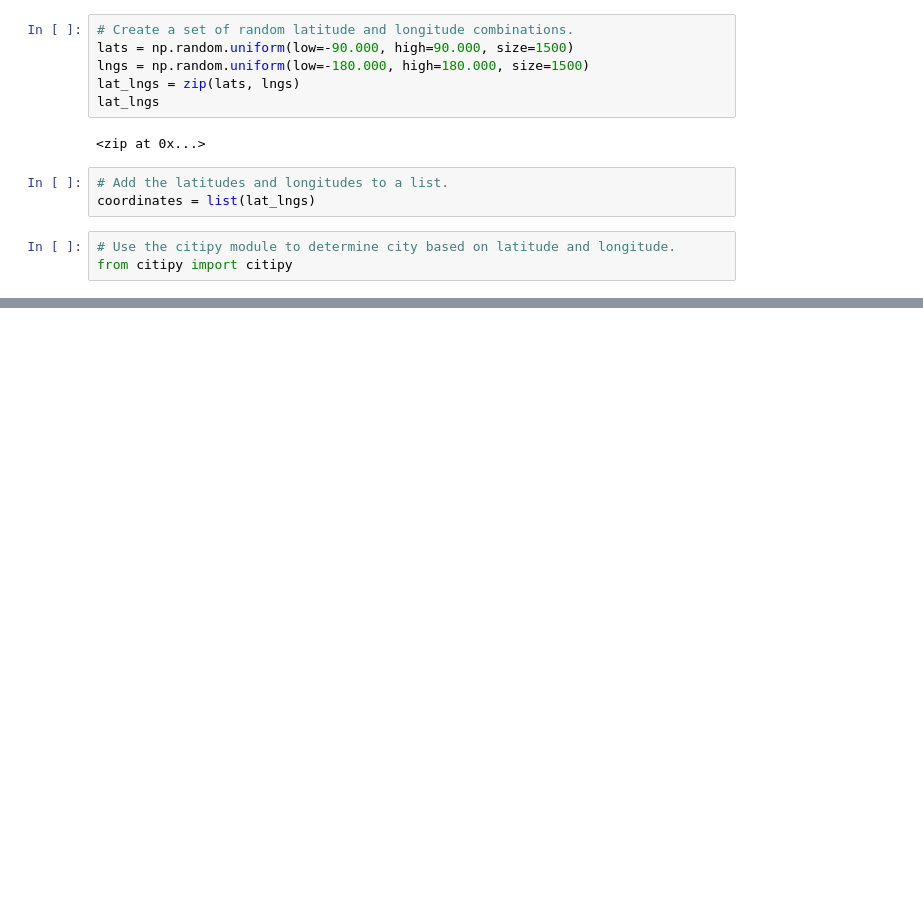
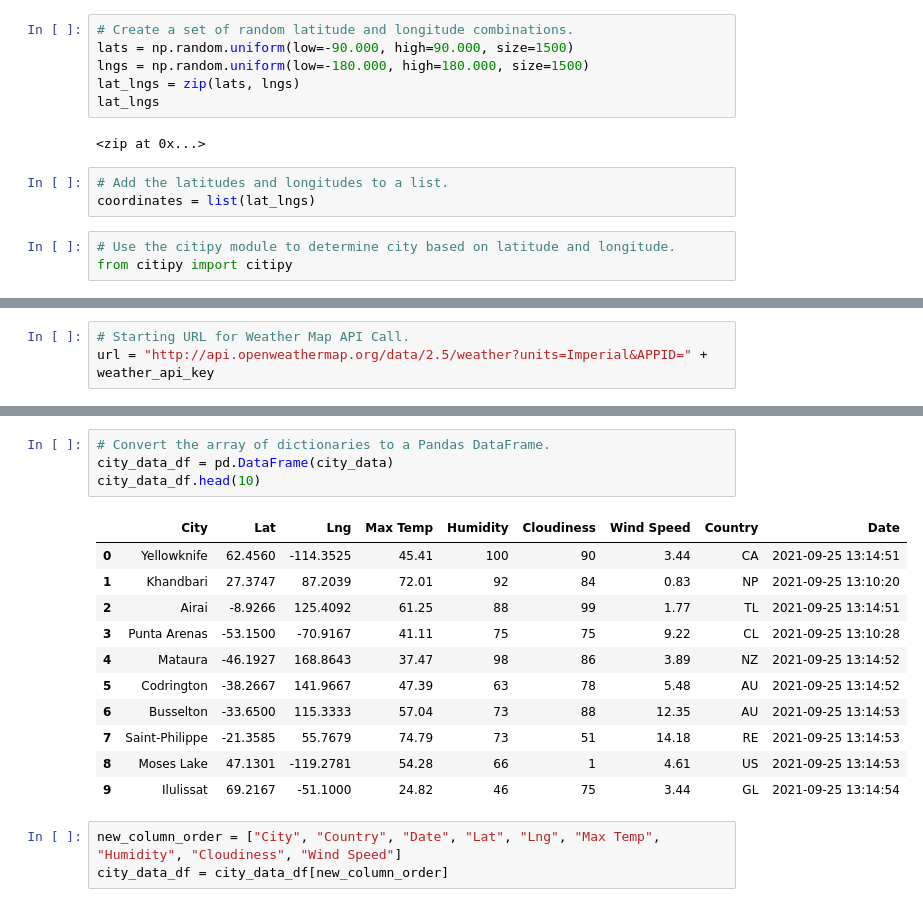
Before and after one commit to jonathansylvestre/World_Weather_Analysis, a Jupyter notebook: WeatherPy.ipynb, the cells around one changed output, grey strips where cells are left out. Cells and saved outputs as stored; diff of their text form; blank space fills up the shorter version.

Commit message:
Upadting gitignore and WeatherPy

```diff
--- a/WeatherPy.ipynb
+++ b/WeatherPy.ipynb
@@ -33,0 +40,3 @@ len(cities)
+# %%
+# Starting URL for Weather Map API Call.
+url = "http://api.openweathermap.org/data/2.5/weather?units=Imperial&APPID=" + weather_api_key
@@ -33,0 +131,19 @@ len(cities)
+# %%
+# Convert the array of dictionaries to a Pandas DataFrame.
+city_data_df = pd.DataFrame(city_data)
+city_data_df.head(10)
+# %% [output]
+|  | City | Lat | Lng | Max Temp | Humidity | Cloudiness | Wind Speed | Country | Date |
+| 0 | Yellowknife | 62.4560 | -114.3525 | 45.41 | 100 | 90 | 3.44 | CA | 2021-09-25 13:14:51 |
+| 1 | Khandbari | 27.3747 | 87.2039 | 72.01 | 92 | 84 | 0.83 | NP | 2021-09-25 13:10:20 |
+| 2 | Airai | -8.9266 | 125.4092 | 61.25 | 88 | 99 | 1.77 | TL | 2021-09-25 13:14:51 |
+| 3 | Punta Arenas | -53.1500 | -70.9167 | 41.11 | 75 | 75 | 9.22 | CL | 2021-09-25 13:10:28 |
+| 4 | Mataura | -46.1927 | 168.8643 | 37.47 | 98 | 86 | 3.89 | NZ | 2021-09-25 13:14:52 |
+| 5 | Codrington | -38.2667 | 141.9667 | 47.39 | 63 | 78 | 5.48 | AU | 2021-09-25 13:14:52 |
+| 6 | Busselton | -33.6500 | 115.3333 | 57.04 | 73 | 88 | 12.35 | AU | 2021-09-25 13:14:53 |
+| 7 | Saint-Philippe | -21.3585 | 55.7679 | 74.79 | 73 | 51 | 14.18 | RE | 2021-09-25 13:14:53 |
+| 8 | Moses Lake | 47.1301 | -119.2781 | 54.28 | 66 | 1 | 4.61 | US | 2021-09-25 13:14:53 |
+| 9 | Ilulissat | 69.2167 | -51.1000 | 24.82 | 46 | 75 | 3.44 | GL | 2021-09-25 13:14:54 |
+# %%
+new_column_order = ["City", "Country", "Date", "Lat", "Lng", "Max Temp", "Humidity", "Cloudiness", "Wind Speed"]
+city_data_df = city_data_df[new_column_order]
```
Also changed, not shown: parts of 6 cells of this notebook, 1 other file.
